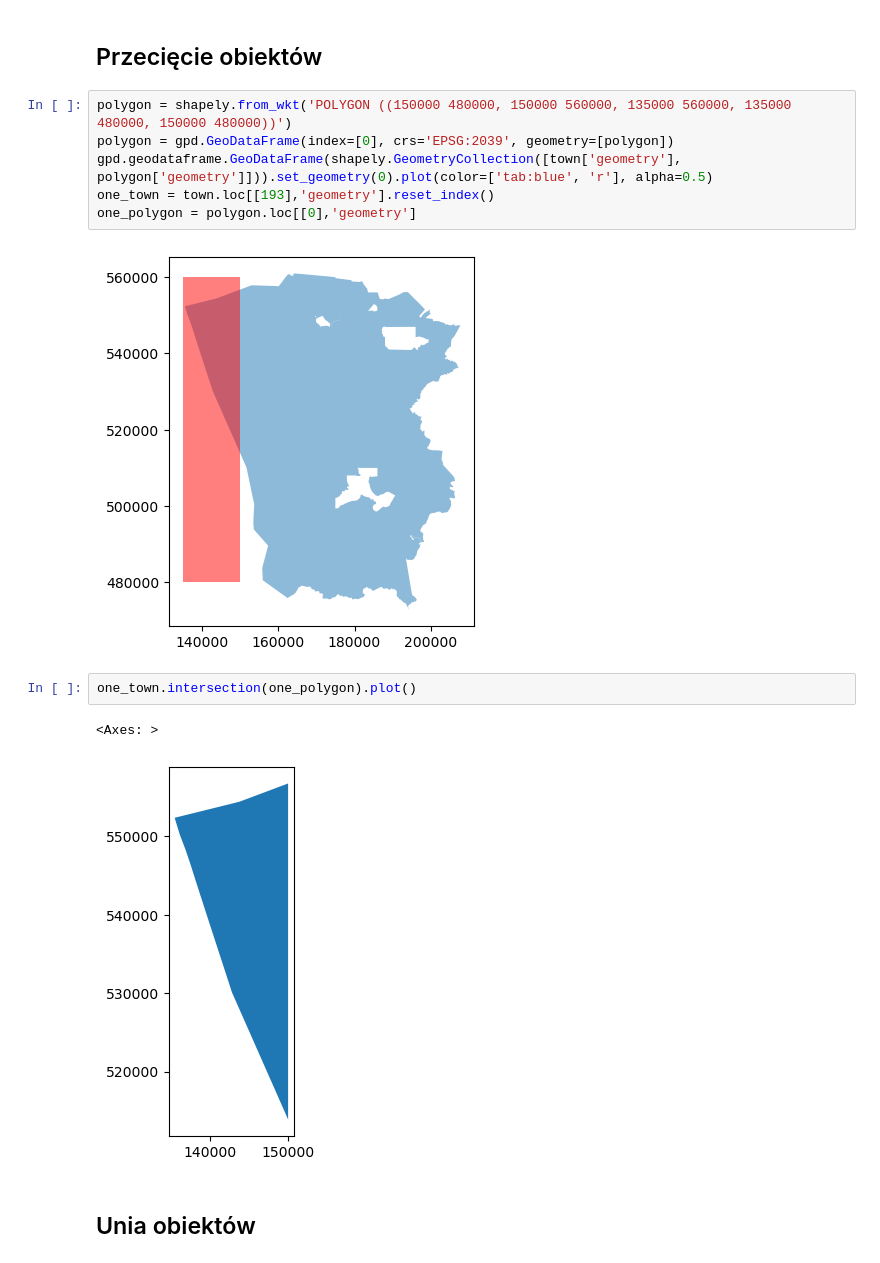
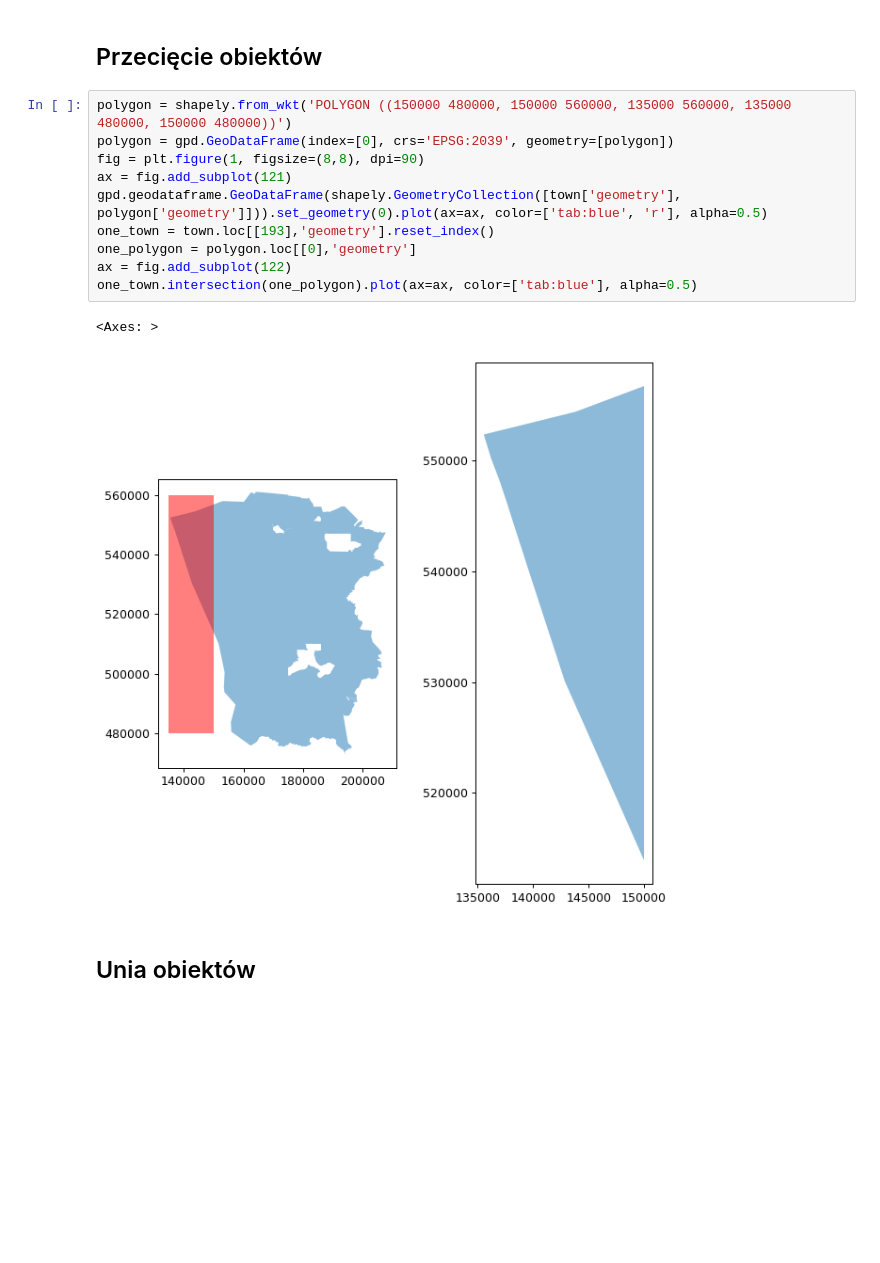
Before and after one commit to dandon223/spdb_projekt, a Jupyter notebook: badania.ipynb, the cells around one changed output. Saved outputs shown, nothing was run; the diff lists cells and outputs as text; blank space fills up the shorter version.

```diff
--- a/badania.ipynb
+++ b/badania.ipynb
@@ -109,16 +118,16 @@ gpd.geodataframe.GeoDataFrame(shapely.GeometryCollection([town['geometry'], town
 # %%
 polygon = shapely.from_wkt('POLYGON ((150000 480000, 150000 560000, 135000 560000, 135000 480000, 150000 480000))')
 polygon = gpd.GeoDataFrame(index=[0], crs='EPSG:2039', geometry=[polygon])
-gpd.geodataframe.GeoDataFrame(shapely.GeometryCollection([town['geometry'], polygon['geometry']])).set_geometry(0).plot(color=['tab:blue', 'r'], alpha=0.5)
+fig = plt.figure(1, figsize=(8,8), dpi=90)
+ax = fig.add_subplot(121)
+gpd.geodataframe.GeoDataFrame(shapely.GeometryCollection([town['geometry'], polygon['geometry']])).set_geometry(0).plot(ax=ax, color=['tab:blue', 'r'], alpha=0.5)
 one_town = town.loc[[193],'geometry'].reset_index()
 one_polygon = polygon.loc[[0],'geometry']
+ax = fig.add_subplot(122)
+one_town.intersection(one_polygon).plot(ax=ax, color=['tab:blue'], alpha=0.5)
 # %% [output]
+<Axes: >
-[figure, old version]
+[figure, new version]
-# %%
-one_town.intersection(one_polygon).plot()
-# %% [output]
-<Axes: >
-[figure, removed]
 # %% [markdown]
 ## Unia obiektów
 # %%
```
Also changed, not shown: parts of 18 cells of this notebook.
